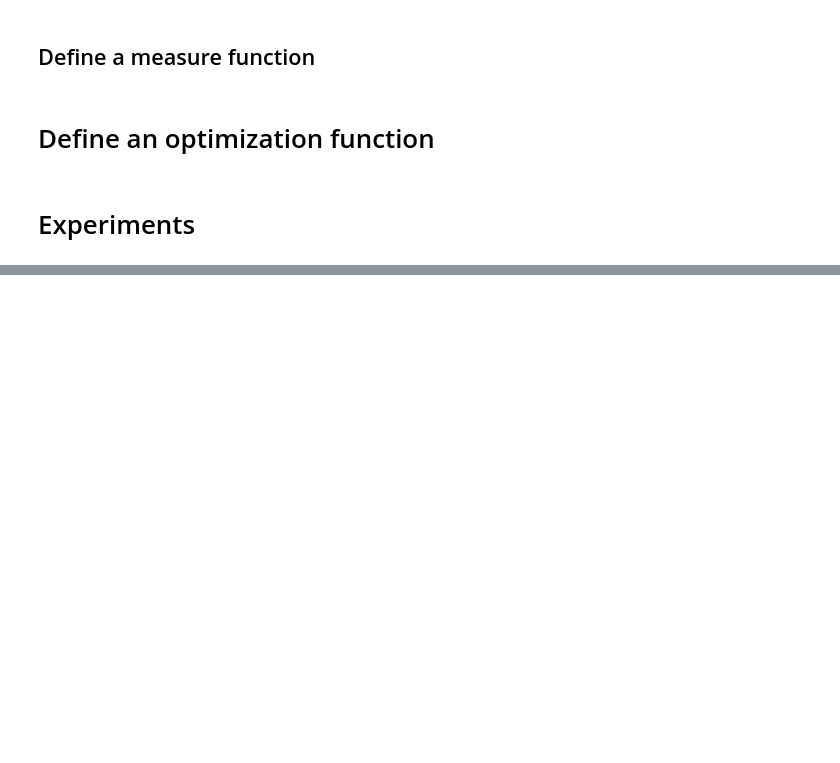
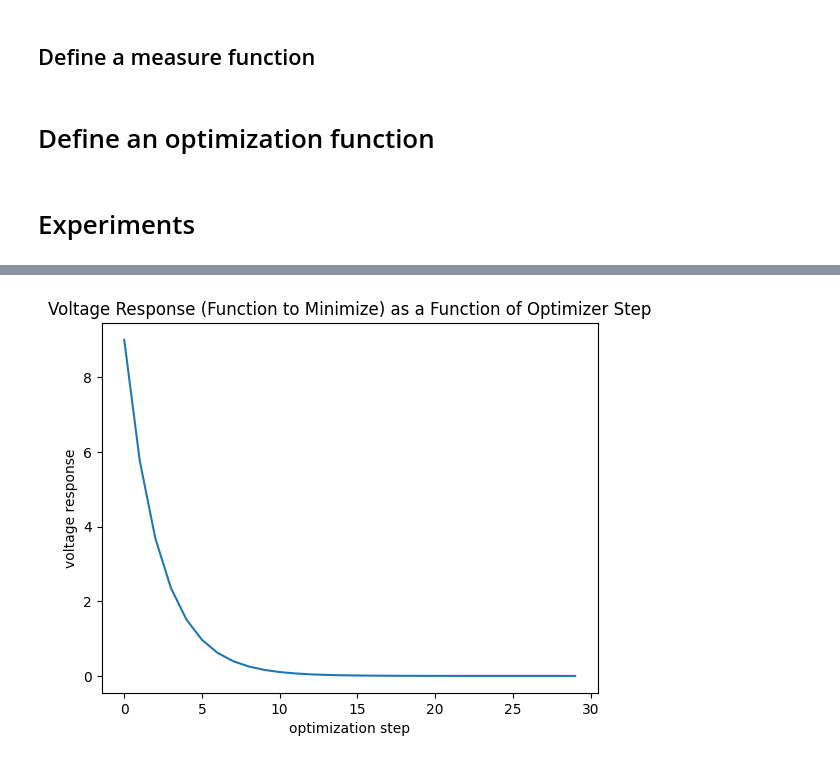
Before and after one commit to sandialabs/pyscan, a Jupyter notebook: demo_notebooks/08-example-optimization-scans.ipynb, the cells around one changed output, grey strips where cells are left out. Drawn from its saved outputs; the diff is of its cells as text; code cells hidden in the pictures; blank space fills up the shorter version.

```diff
--- a/demo_notebooks/08-example-optimization-scans.ipynb
+++ b/demo_notebooks/08-example-optimization-scans.ipynb
@@ -73,0 +70,7 @@ KeyboardInterrupt:
+# %%
+plt.plot(expt.vf)
+plt.xlabel("optimization step")
+plt.ylabel("voltage response")
+plt.title("Voltage Response (Function to Minimize) as a Function of Optimizer Step");
+# %% [output]
+[figure, added]
```
Also changed, not shown: parts of 7 cells of this notebook, 3 other files.
